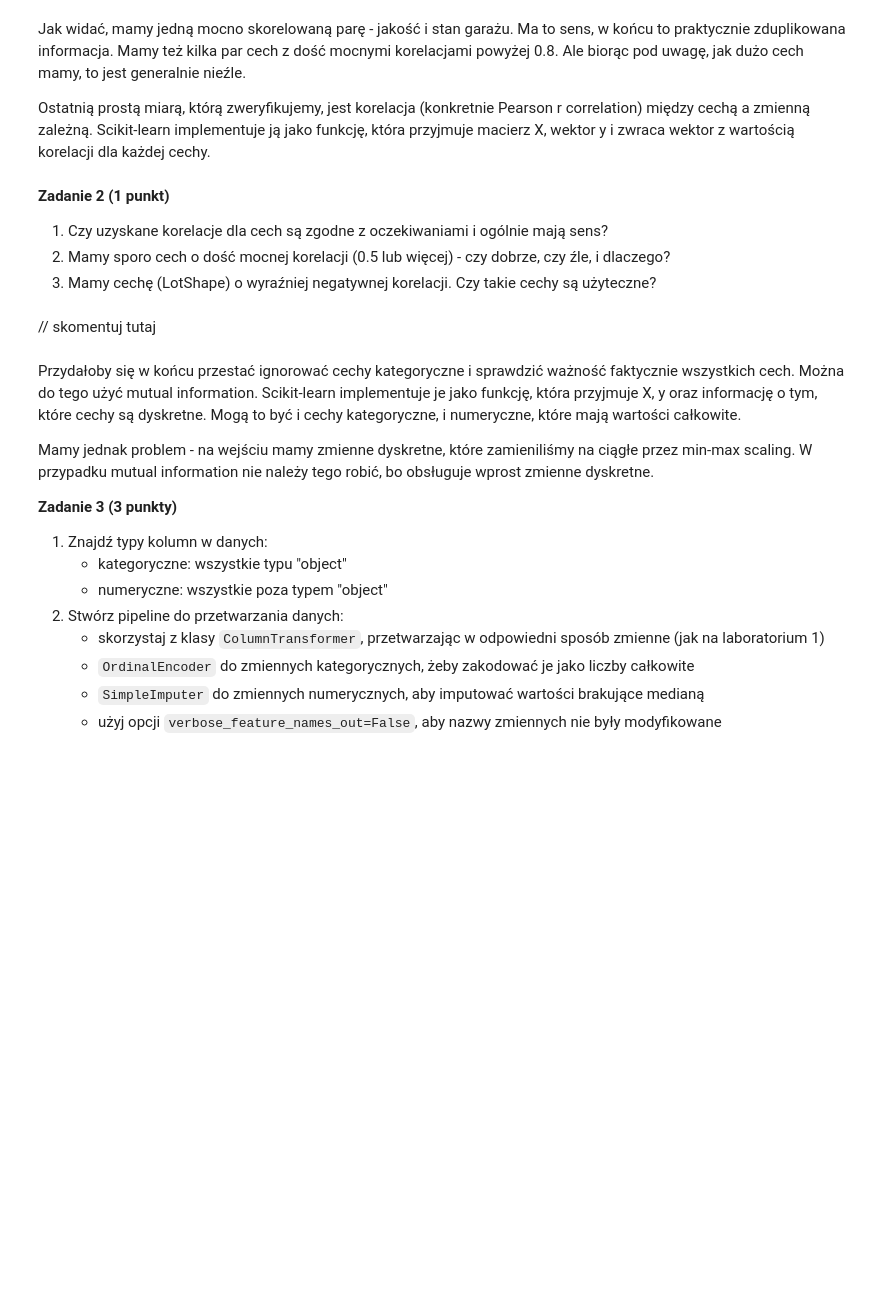
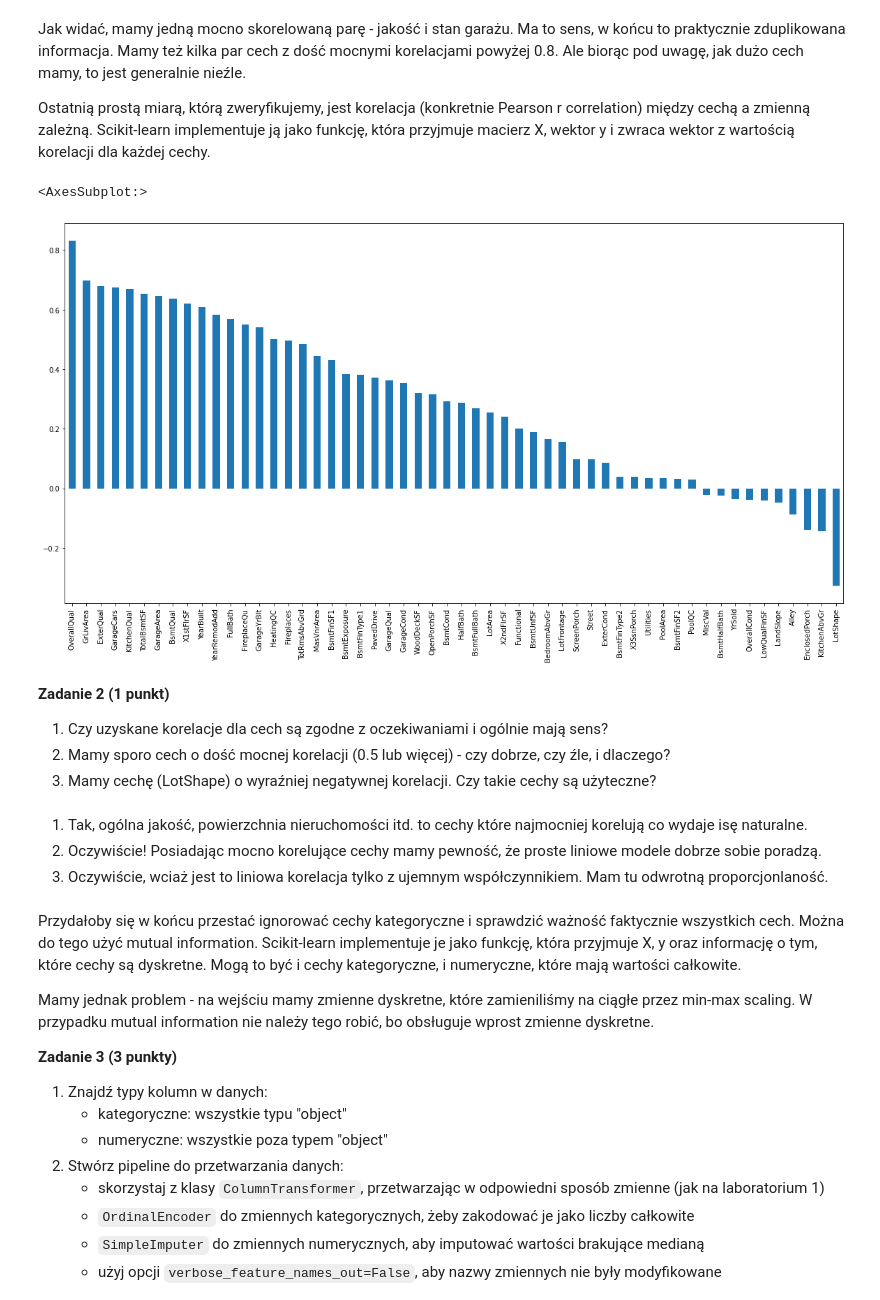
Before and after one commit to pweglik/pum, a Jupyter notebook: lab6/lab6.ipynb, the cells around one changed output. Cells and saved outputs as stored; diff of their text form; code cells hidden in the pictures; blank space fills up the shorter version.

```diff
--- a/lab6/lab6.ipynb
+++ b/lab6/lab6.ipynb
@@ -314,23 +406,28 @@ Ostatnią prostą miarą, którą zweryfikujemy, jest korelacja (konkretnie Pear
 # %%
 from sklearn.feature_selection import r_regression
 
 
 importances_corr_r = r_regression(X_train_num, y_train)
 
 # change to pd.Series for easier sorting and plotting
 importances_corr_r = pd.Series(importances_corr_r, index=X_train_num.columns)
 importances_corr_r = importances_corr_r.sort_values(ascending=False)
 
 # create bar plot
-importances_corr_r.plot.bar(figsize=(10, 5))
+importances_corr_r.plot.bar(figsize=(20, 10))
+# %% [output]
+<AxesSubplot:>
+[figure, added]
 # %% [markdown]
 **Zadanie 2 (1 punkt)**
 
 1. Czy uzyskane korelacje dla cech są zgodne z oczekiwaniami i ogólnie mają sens?
 2. Mamy sporo cech o dość mocnej korelacji (0.5 lub więcej) - czy dobrze, czy źle, i dlaczego?
 3. Mamy cechę (LotShape) o wyraźniej negatywnej korelacji. Czy takie cechy są użyteczne?
-# %% [markdown]
-// skomentuj tutaj
+# %% [markdown]
+1. Tak, ogólna jakość, powierzchnia nieruchomości itd. to cechy które najmocniej korelują co wydaje isę naturalne.
+2. Oczywiście! Posiadając mocno korelujące cechy mamy pewność, że proste liniowe modele dobrze sobie poradzą.
+3. Oczywiście, wciaż jest to liniowa korelacja tylko z ujemnym współczynnikiem. Mam tu odwrotną proporcjonlaność.
 # %% [markdown]
 Przydałoby się w końcu przestać ignorować cechy kategoryczne i sprawdzić ważność faktycznie wszystkich cech. Można do tego użyć mutual information. Scikit-learn implementuje je jako funkcję, która przyjmuje X, y oraz informację o tym, które cechy są dyskretne. Mogą to być i cechy kategoryczne, i numeryczne, które mają wartości całkowite.
 
```
Also changed, not shown: parts of 35 cells of this notebook.
